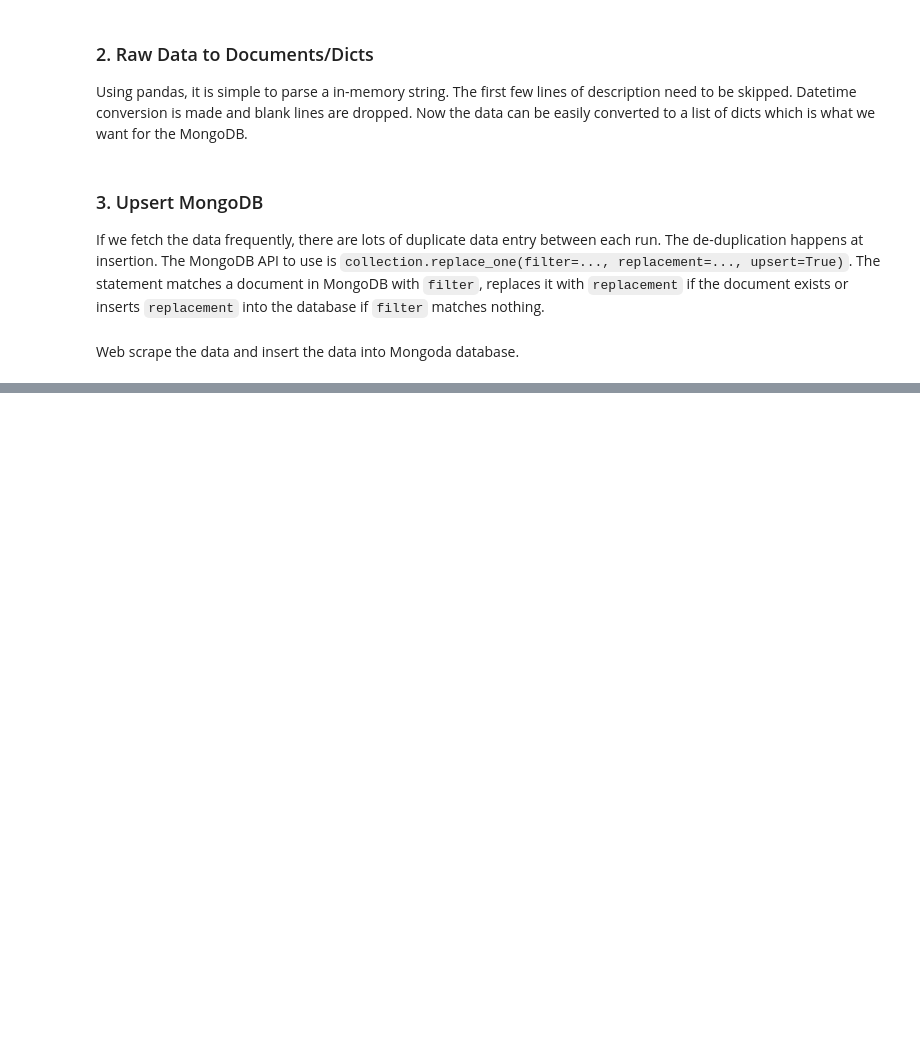
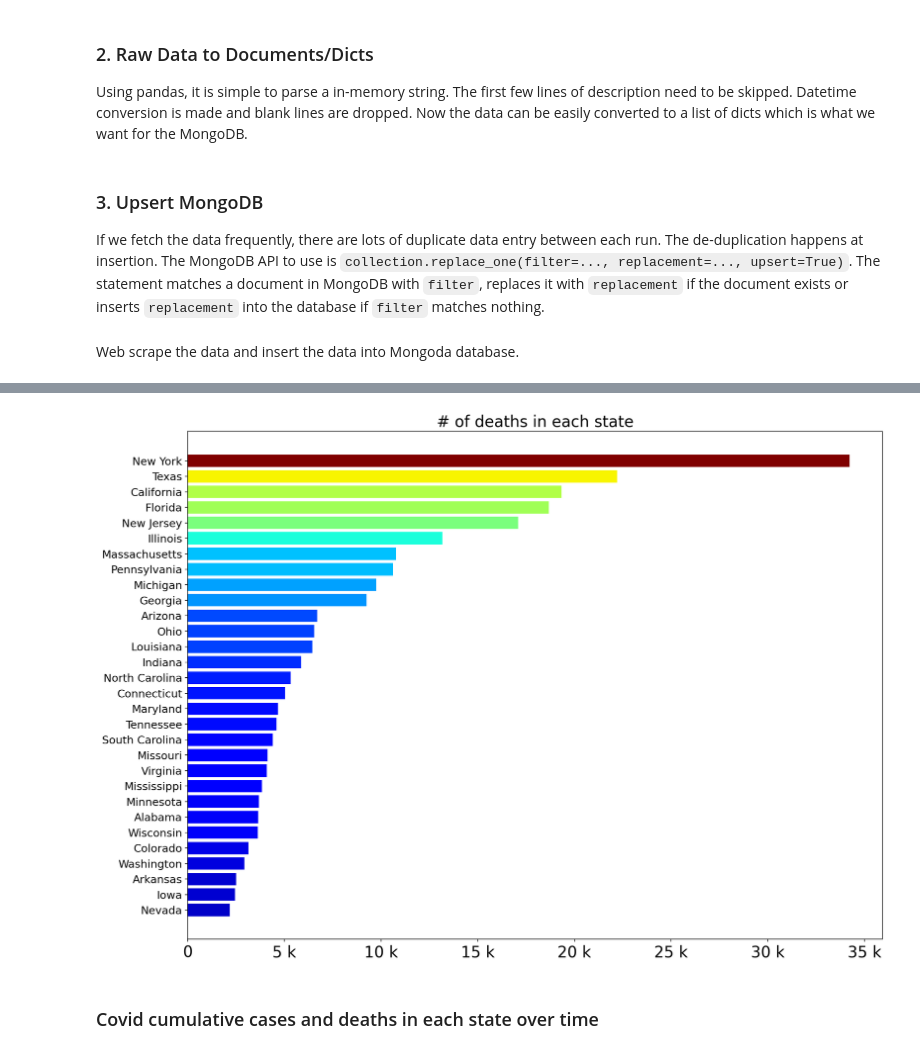
Before and after one commit to cengc13/data1050-final-project, a Jupyter notebook: ETL_EDA.ipynb, the cells around one changed output, grey strips where cells are left out. Cells and saved outputs as stored; diff of their text form; code cells hidden in the pictures; blank space fills up the shorter version.

```diff
--- a/ETL_EDA.ipynb
+++ b/ETL_EDA.ipynb
@@ -144,0 +255,13 @@ df.tail()
+# %%
+fig, ax = plt.subplots(figsize=(16,12), dpi=150)
+deaths_sorted, state_sorted_2  = zip(*sorted(zip(df_latest.deaths, df_latest.state)))
+ax.barh(state_sorted_2[-30:], deaths_sorted[-30:],
+       color=my_cmap(np.array(deaths_sorted[-30:])/max(deaths_sorted)))
+ax.tick_params(axis='y', labelsize=14)
+ax.tick_params(axis='x', labelsize=20)
+ax.xaxis.set_major_formatter(EngFormatter())
+ax.set_title('# of deaths in each state', size=20);
+# %% [output]
+[figure, added]
+# %% [markdown]
+### Covid cumulative cases and deaths in each state over time
```
Also changed, not shown: parts of 26 cells of this notebook.
